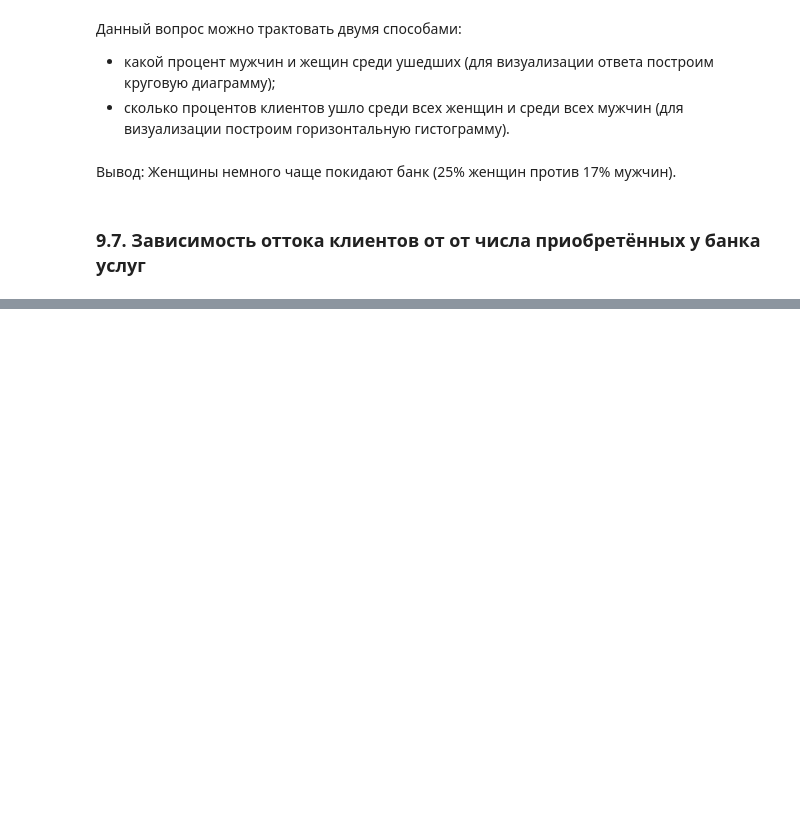
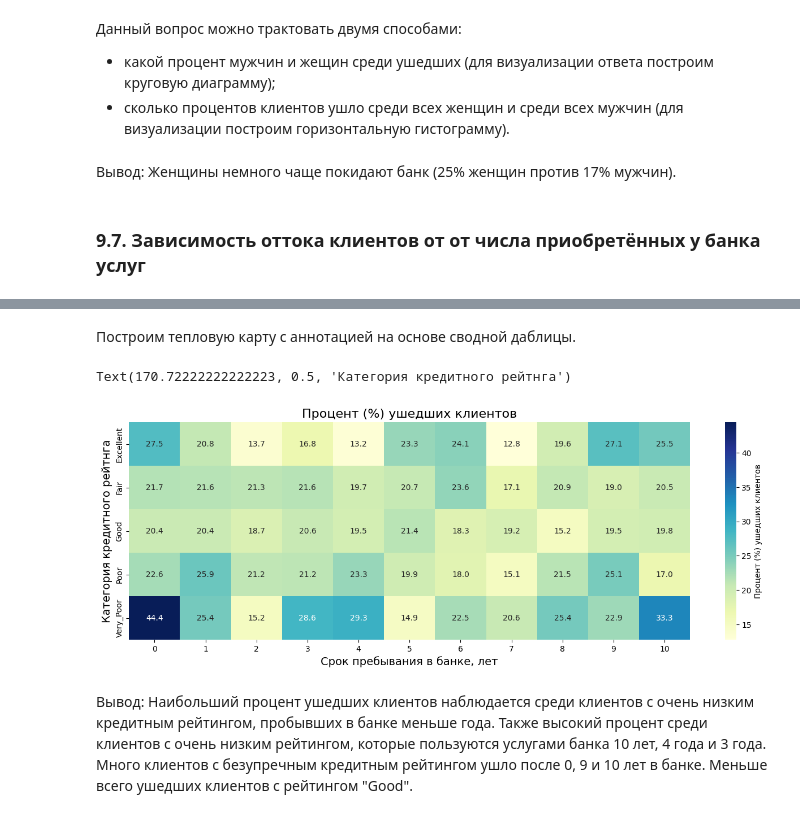
Before and after one commit to SudarickovIlya/DataCleaningProject, a Jupyter notebook: HW-2/HW-2.ipynb, the cells around one changed output, grey strips where cells are left out. Cells and saved outputs as stored; diff of their text form; code cells hidden in the pictures; blank space fills up the shorter version.

```diff
--- a/HW-2/HW-2.ipynb
+++ b/HW-2/HW-2.ipynb
@@ -234,0 +331,20 @@ fig.write_html('files to share/9.6.hist.html')
+# %%
+def get_credit_score_cat(credit_score):
+    if credit_score >= 300 and credit_score < 500:
+        return "Very_Poor"
+    elif credit_score >= 500 and credit_score < 601:
+        return "Poor"
+    elif credit_score >= 601 and credit_score < 661:
+        return "Fair"
+    elif credit_score >= 661 and credit_score < 781:
+        return "Good"
+    elif credit_score >= 781 and credit_score < 851:
+        return "Excellent"
+    elif credit_score >= 851:
+        return "Top"
+    elif credit_score < 300:
+        return "Deep"
+
+churn_data['CreditScoreCat'] = churn_data['CreditScore'].apply(get_credit_score_cat)
+
+display(churn_data['CreditScoreCat'].head())
@@ -234,0 +360,5 @@ fig.write_html('files to share/9.6.hist.html')
+# %%
+pivot = churn_data.pivot_table(values='Exited', index='CreditScoreCat', columns='Tenure', aggfunc='mean')
+pivot = pivot.round(4) * 100
+
+display(pivot.head())
@@ -234,0 +373,15 @@ fig.write_html('files to share/9.6.hist.html')
+# %% [markdown]
+Построим тепловую карту с аннотацией на основе сводной даблицы.
+# %%
+fig = plt.figure(figsize=(16, 5))
+
+fig = sns.heatmap(pivot, cmap='YlGnBu', annot=True, fmt='.1f', cbar_kws={'label':'Процент (%) ушедших клиентов'})
+
+fig.set_title('Процент (%) ушедших клиентов', fontsize=16)
+fig.set_xlabel('Срок пребывания в банке, лет', fontsize=14)
+fig.set_ylabel('Категория кредитного рейтнга', fontsize=14)
+# %% [output]
+Text(170.72222222222223, 0.5, 'Категория кредитного рейтнга')
+[figure, added]
+# %% [markdown]
+Вывод: Наибольший процент ушедших клиентов наблюдается среди клиентов с очень низким кредитным рейтингом, пробывших в банке меньше года. Также высокий процент среди клиентов с очень низким рейтингом, которые пользуются услугами банка 10 лет, 4 года и 3 года. Много клиентов с безупречным кредитным рейтингом ушло после 0, 9 и 10 лет в банке. Меньше всего ушедших клиентов с рейтингом "Good".
```
Also changed, not shown: parts of 18 cells of this notebook, 8 other files.
